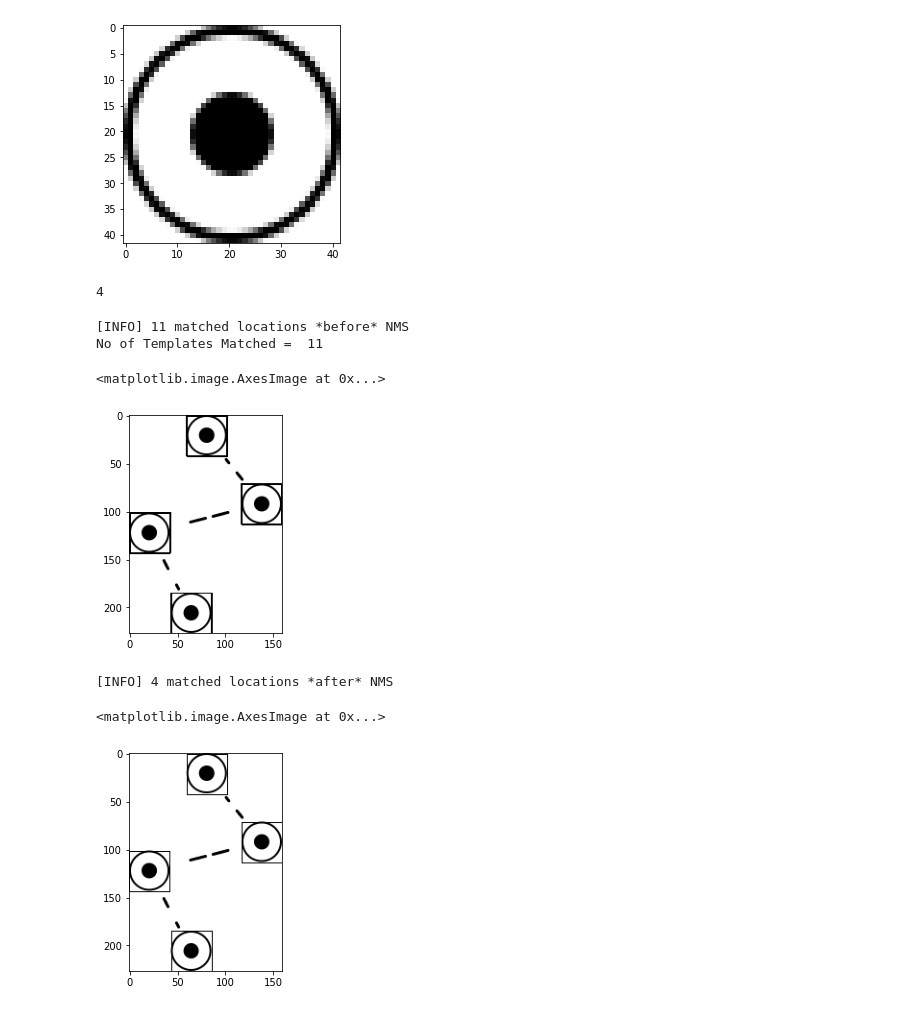
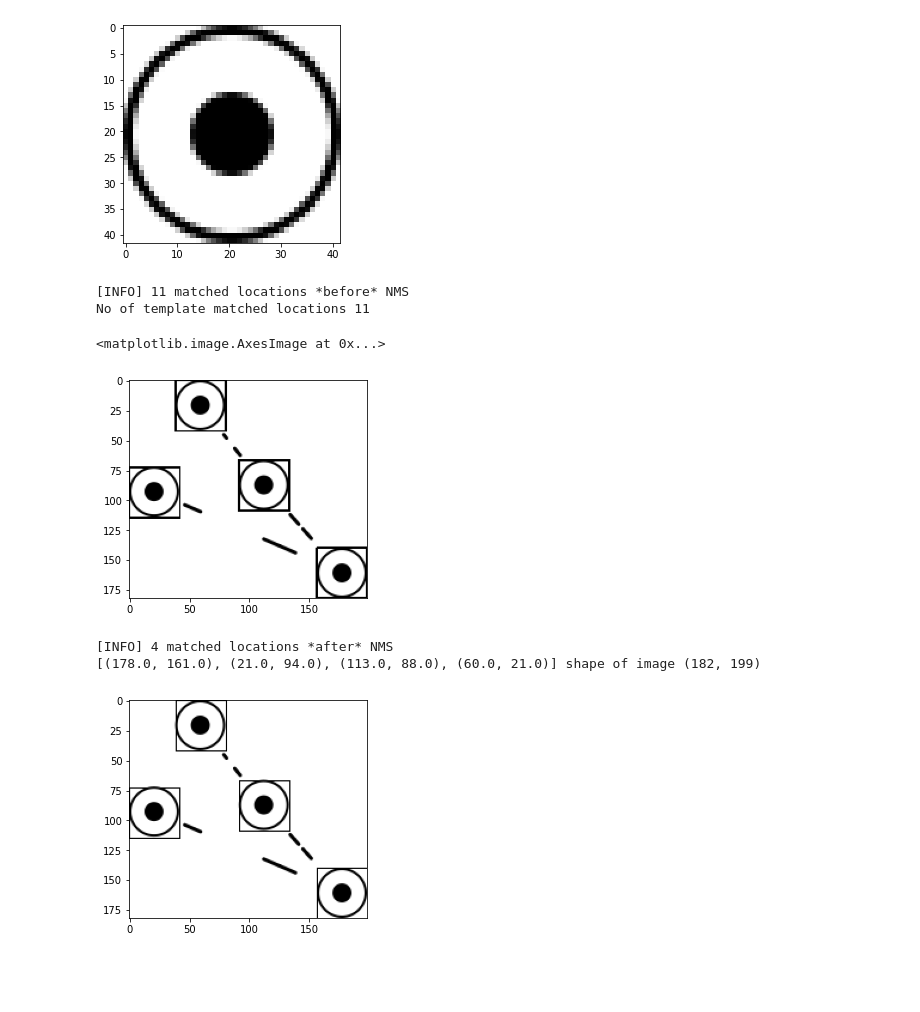
Before and after one commit to yogesh895/FlamCode, a Jupyter notebook: detection/detector.ipynb, the cells around one changed output. Cells and saved outputs as stored; diff of their text form; code cells hidden in the pictures; blank space fills up the shorter version.

Commit message:
added multi template matching

```diff
--- a/detection/detector.ipynb
+++ b/detection/detector.ipynb
@@ -7,6 +7,7 @@ import imutils
 import glob
 from imutils.object_detection import non_max_suppression
 # %%
-img = cv2.imread("punchline.png")
+img = cv2.imread("punchline2.png")
 plt.imshow(img)
+print(img.shape)
 # %% [output]
@@ -20,10 +21,6 @@ template = cv2.cvtColor(template, cv2.COLOR_BGR2GRAY)
 img = cv2.cvtColor(img, cv2.COLOR_BGR2GRAY)
 # %% [output]
 [figure]
-# %%
-print(cv2.TM_CCOEFF)
-# %% [output]
-4
 # %%
 
 result = cv2.matchTemplate(img,template,cv2.TM_CCOEFF_NORMED)
@@ -41,26 +38,33 @@ print("No of template matched locations",number_of_templates_matched)
 plt.imshow(clone,cmap="gray")
 # %% [output]
 [INFO] 11 matched locations *before* NMS
-No of Templates Matched =  11
+No of template matched locations 11
 <matplotlib.image.AxesImage at 0x...>
-[figure, old version]
+[figure, new version]
 # %%
 rects = []
+clone2 = img.copy()
 # loop over the starting (x, y)-coordinates again
 for (x, y) in zip(xCoords, yCoords):
 	# update our list of rectangles
 	rects.append((x, y, x + tW, y + tH))
 # apply non-maxima suppression to the rectangles
 pick = non_max_suppression(np.array(rects))
 print("[INFO] {} matched locations *after* NMS".format(len(pick)))
 # loop over the final bounding boxes
+centers = [ ]
+temp = ()
 for (startX, startY, endX, endY) in pick:
 	# draw the bounding box on the image
-	cv2.rectangle(img, (startX, startY), (endX, endY),
+	cv2.rectangle(clone2, (startX, startY), (endX, endY),
 		(0), 1)
+	temp = ((startX+endX)/2, (startY+endY)/2)
+	centers.append(temp)
+
 # show the output image
-plt.imshow(img,cmap="gray")
+plt.imshow(clone2,cmap="gray")
+print(centers,"shape of image",img.shape)
 # %% [output]
 [INFO] 4 matched locations *after* NMS
+[(178.0, 161.0), (21.0, 94.0), (113.0, 88.0), (60.0, 21.0)] shape of image (182, 199)
-<matplotlib.image.AxesImage at 0x...>
-[figure, old version]
+[figure, new version]
```
Also changed, not shown: parts of 4 cells of this notebook, 16 other files.
